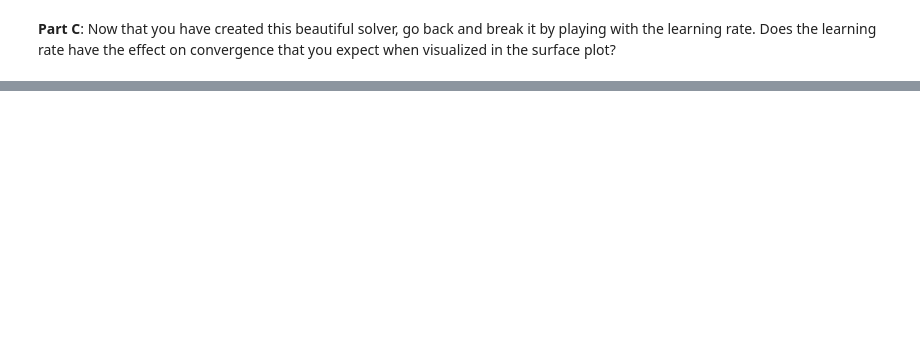
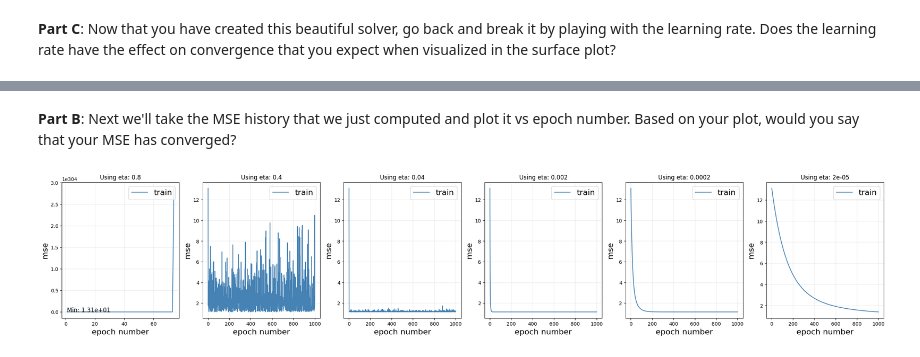
Before and after one commit to yasuomaidana/introduction-to-machine-learning, a Jupyter notebook: Deep Learning/Stochastic Gradient Descent/Stochastic Gradient Descent.ipynb, the cells around one changed output, grey strips where cells are left out. Drawn from its saved outputs; the diff is of its cells as text; code cells hidden in the pictures; blank space fills up the shorter version.

```diff
--- a/Deep Learning/Stochastic Gradient Descent/Stochastic Gradient Descent.ipynb
+++ b/Deep Learning/Stochastic Gradient Descent/Stochastic Gradient Descent.ipynb
@@ -299,0 +307,10 @@ beta_0 = 0.85591, beta_1 = 1.37964 eta = 2e-05
+# %%
+def MSE_hist(X, y, bhist):
+    mse = np.zeros(bhist.shape[0])
+    for epoch in range(bhist.shape[0]):
+        # TODO
+        # Calculate mse for each epoch using the below formula
+        # Hint: Use the standard MSE formula and tweak it to incorporate beta histories
+        # your code here
+        mse[epoch] = np.mean((y - np.matmul(X, bhist[epoch, :])) ** 2)
+    return mse
@@ -299,0 +327,31 @@ beta_0 = 0.85591, beta_1 = 1.37964 eta = 2e-05
+# %% [markdown]
+**Part B**: Next we'll take the MSE history that we just computed and plot it vs epoch number. Based on your plot, would you say that your MSE has converged?
+# %%
+def compare_mse(etas):
+    # Start at (-2,1)
+    beta_start = np.array([-2.0, -1.0])
+
+    # Training
+    fig, axs = plt.subplots(nrows=1, ncols=len(etas), figsize=(30,5))
+    for i, eta in enumerate(etas):
+        ax = axs[i]  # Get the current subplot's axis
+        bhist = sgd(X_train, y_train, beta=beta_start, eta=eta, num_epochs=1000)
+        mse_train = MSE_hist(X_train, y_train, bhist)
+        ax.plot(range(1,len(mse_train)+1), mse_train, color="steelblue", label="train")
+
+        ax.set_xlabel("epoch number", fontsize=16)
+        ax.set_ylabel("mse", fontsize=16);
+        ax.grid(alpha=0.25)
+        ax.legend(loc="upper right", fontsize=16);
+        ax.set_title(f"Using eta: {eta}")
+
+        min_mse = np.nanmin(mse_train)
+        if (min_mse>10):
+            min_epoch = np.nanargmin(mse_train) + 1
+            ax.annotate(f"Min: {min_mse:.2e}", xy=(min_epoch, min_mse), xytext=(min_epoch, min_mse + 0.5), fontsize=12)
+
+
+compare_mse([0.8, 0.4, 0.04, 0.002, 0.0002, 0.00002])
+plt.show()
+# %% [output]
+[figure, added]
```
Also changed, not shown: parts of 15 cells of this notebook.
